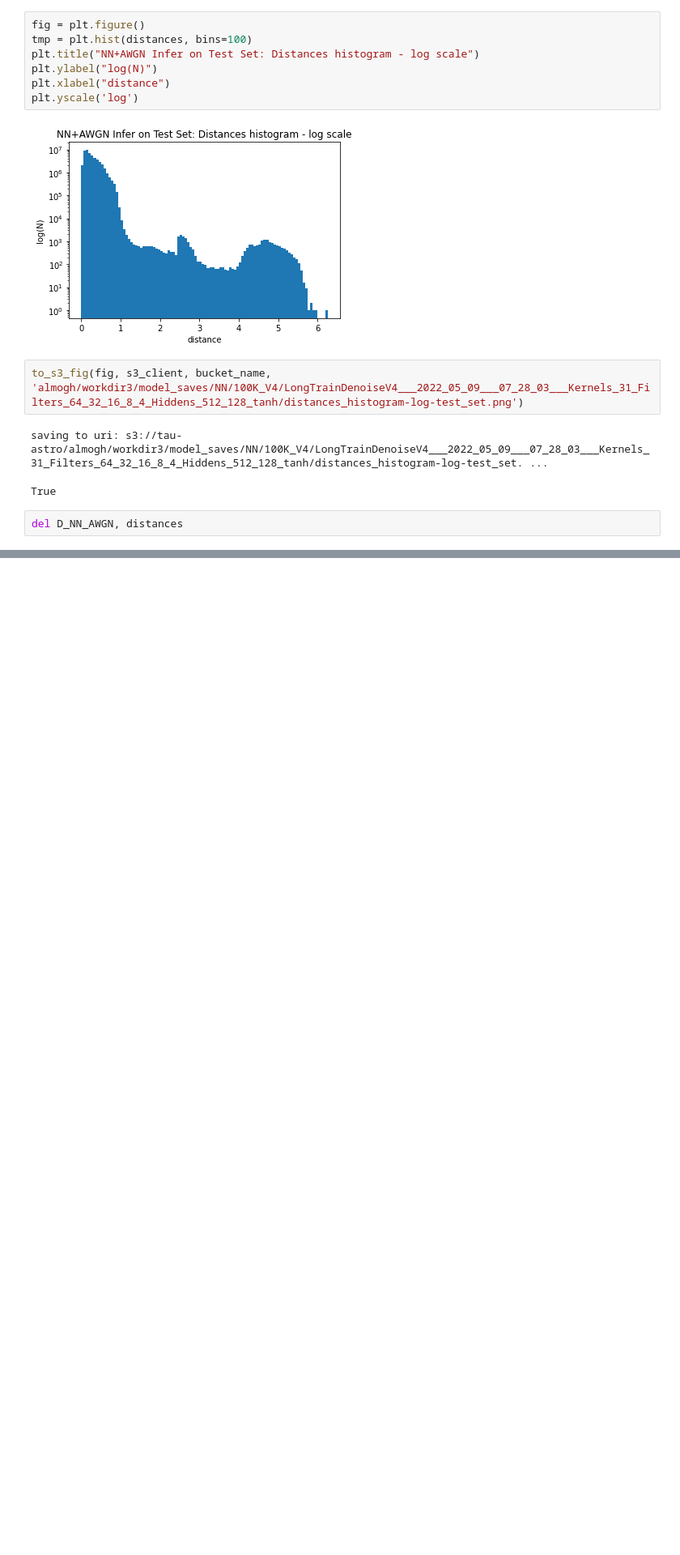
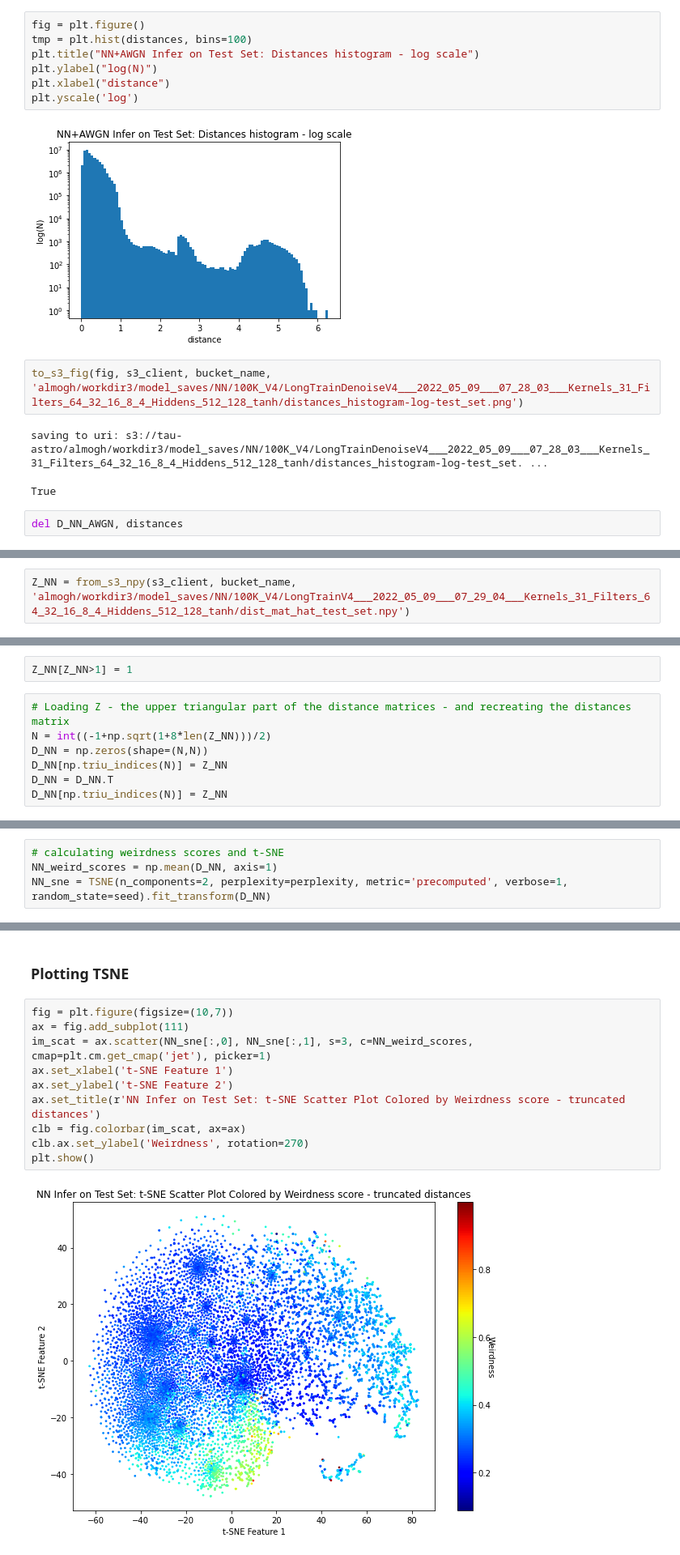
Before and after one commit to almoghershko/thesis, a Jupyter notebook: notebooks/100K/V4/post_process_RF_NN_AWGN_100K_V4_test_set.ipynb, the cells around one changed output, grey strips where cells are left out. Shown at 81% size. Saved outputs shown, nothing was run; the diff lists cells and outputs as text; blank space fills up the shorter version.

```diff
--- a/notebooks/100K/V4/post_process_RF_NN_AWGN_100K_V4_test_set.ipynb
+++ b/notebooks/100K/V4/post_process_RF_NN_AWGN_100K_V4_test_set.ipynb
@@ -377,0 +403,2 @@ del D_NN_AWGN, distances
+# %%
+Z_NN = from_s3_npy(s3_client, bucket_name, 'almogh/workdir3/model_saves/NN/100K_V4/LongTrainV4___2022_05_09___07_29_04___Kernels_31_Filters_64_32_16_8_4_Hiddens_512_128_tanh/dist_mat_hat_test_set.npy')
@@ -377,0 +407,9 @@ del D_NN_AWGN, distances
+# %%
+Z_NN[Z_NN>1] = 1
+# %%
+# Loading Z - the upper triangular part of the distance matrices - and recreating the distances matrix
+N = int((-1+np.sqrt(1+8*len(Z_NN)))/2)
+D_NN = np.zeros(shape=(N,N))
+D_NN[np.triu_indices(N)] = Z_NN
+D_NN = D_NN.T
+D_NN[np.triu_indices(N)] = Z_NN
@@ -377,0 +418,4 @@ del D_NN_AWGN, distances
+# %%
+# calculating weirdness scores and t-SNE
+NN_weird_scores = np.mean(D_NN, axis=1)
+NN_sne = TSNE(n_components=2, perplexity=perplexity, metric='precomputed', verbose=1, random_state=seed).fit_transform(D_NN)
@@ -377,0 +446,14 @@ del D_NN_AWGN, distances
+# %% [markdown]
+### Plotting TSNE
+# %%
+fig = plt.figure(figsize=(10,7))
+ax = fig.add_subplot(111)
+im_scat = ax.scatter(NN_sne[:,0], NN_sne[:,1], s=3, c=NN_weird_scores, cmap=plt.cm.get_cmap('jet'), picker=1)
+ax.set_xlabel('t-SNE Feature 1')
+ax.set_ylabel('t-SNE Feature 2')
+ax.set_title(r'NN Infer on Test Set: t-SNE Scatter Plot Colored by Weirdness score - truncated distances')
+clb = fig.colorbar(im_scat, ax=ax)
+clb.ax.set_ylabel('Weirdness', rotation=270)
+plt.show()
+# %% [output]
+[figure, added]
```
Also changed, not shown: parts of 46 cells of this notebook.
